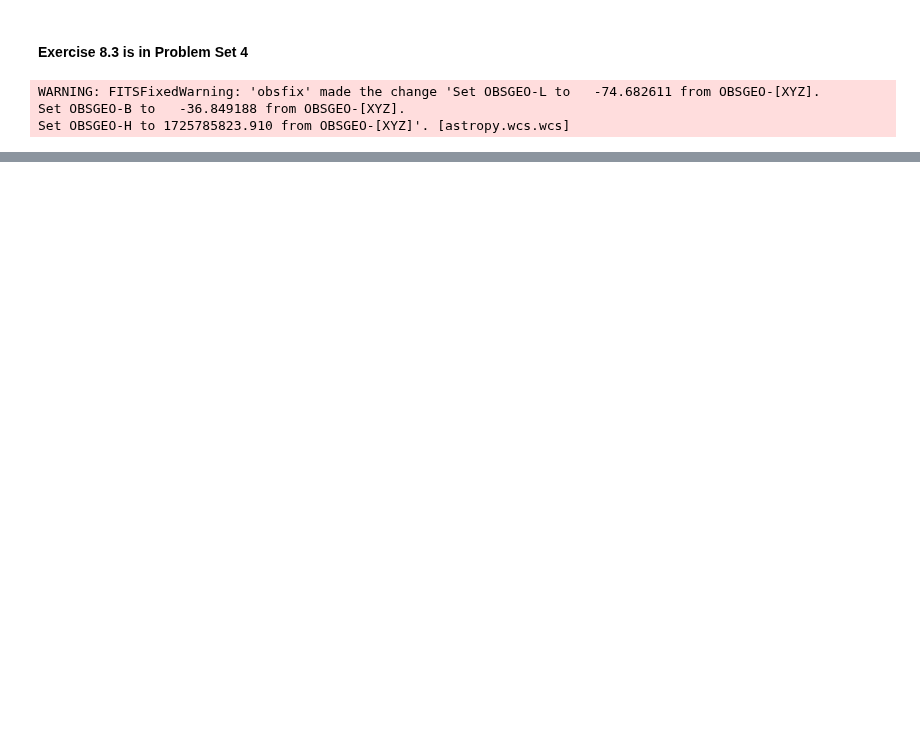
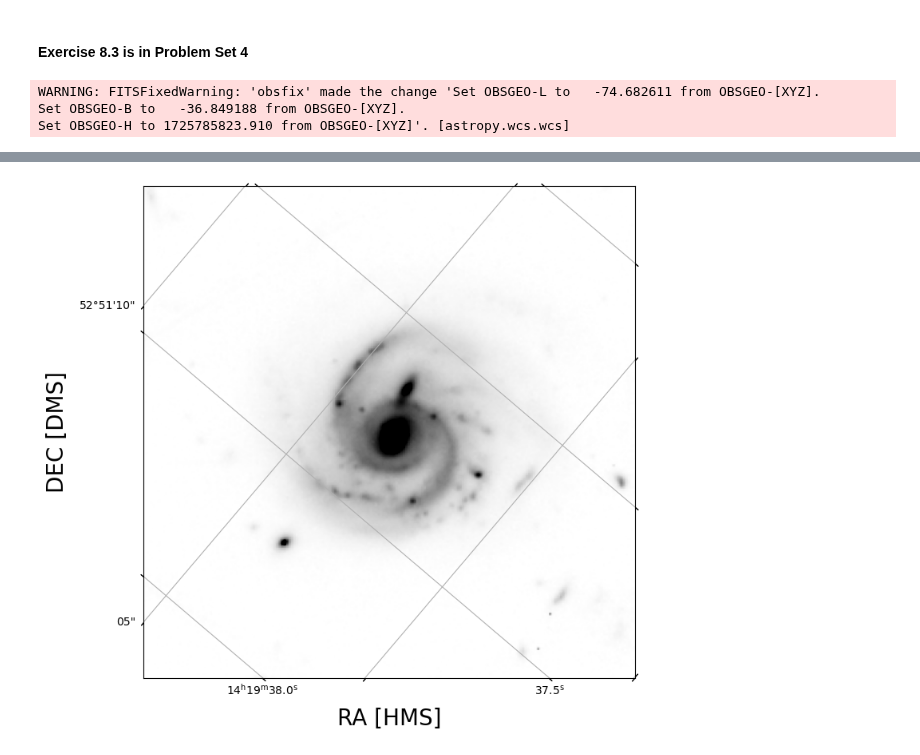
Before and after one commit to hexijin/scientific-data-analysis, a Jupyter notebook: pasha/c08/c08s07.ipynb, the cells around one changed output, grey strips where cells are left out. Saved outputs shown, nothing was run; the diff lists cells and outputs as text; code cells hidden in the pictures; blank space fills up the shorter version.

```diff
--- a/pasha/c08/c08s07.ipynb
+++ b/pasha/c08/c08s07.ipynb
@@ -41,0 +61,18 @@ from photutils.aperture import CircularAperture
+# %%
+### Image Cutouts
+
+from astropy.nddata import Cutout2D
+import astropy.units as u
+
+cutout = Cutout2D(data=image,
+                  position=coord,
+                  size=12*u.arcsec,
+                  wcs=im_wcs)
+# %%
+fig, ax = plt.subplots(figsize=(8,8), subplot_kw={'projection':cutout.wcs})
+ax.imshow(cutout.data, vmin=vmin, vmax=vmax, cmap='gray_r')
+ax.set_xlabel('RA [HMS]', fontsize=20)
+ax.set_ylabel('DEC [DMS]', fontsize=20)
+ax.grid()
+# %% [output]
+[figure, added]
```
Also changed, not shown: parts of 6 cells of this notebook.
